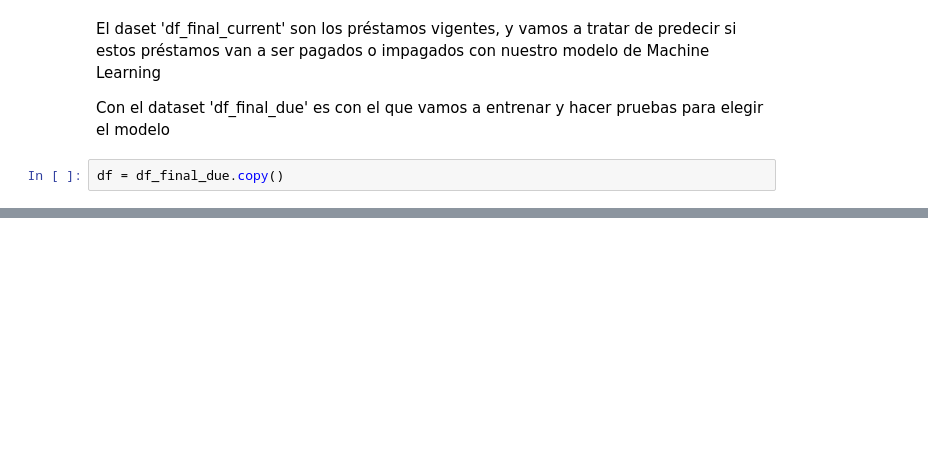
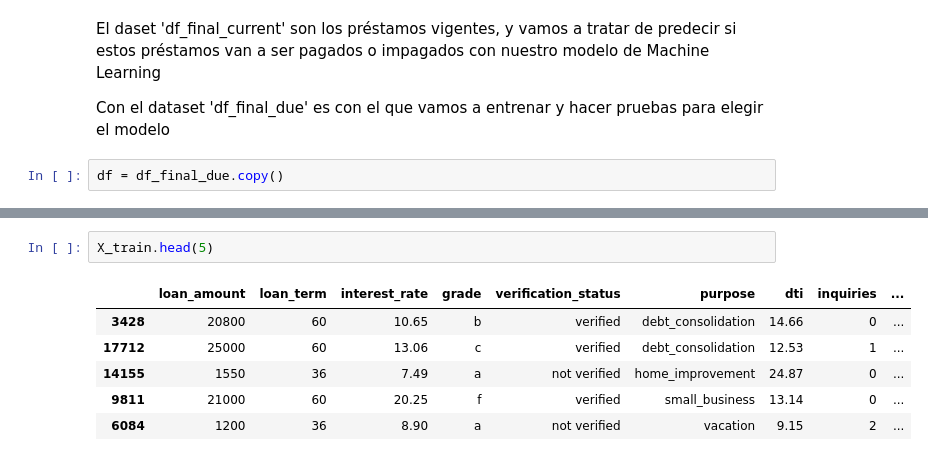
Before and after one commit to manuelangelrodr/ML_Lending_Club_Loans, a Jupyter notebook: src/notebooks/ML_Provisional.ipynb, the cells around one changed output, grey strips where cells are left out. Saved outputs shown, nothing was run; the diff lists cells and outputs as text; blank space fills up the shorter version.

```diff
--- a/src/notebooks/ML_Provisional.ipynb
+++ b/src/notebooks/ML_Provisional.ipynb
@@ -781,0 +861,9 @@ memory usage: 5.4+ MB
+# %%
+X_train.head(5)
+# %% [output]
+|  | loan_amount | loan_term | interest_rate | grade | verification_status | purpose | dti | inquiries | ... |
+| 3428 | 20800 | 60 | 10.65 | b | verified | debt_consolidation | 14.66 | 0 | ... |
+| 17712 | 25000 | 60 | 13.06 | c | verified | debt_consolidation | 12.53 | 1 | ... |
+| 14155 | 1550 | 36 | 7.49 | a | not verified | home_improvement | 24.87 | 0 | ... |
+| 9811 | 21000 | 60 | 20.25 | f | verified | small_business | 13.14 | 0 | ... |
+| 6084 | 1200 | 36 | 8.90 | a | not verified | vacation | 9.15 | 2 | ... |
```
Also changed, not shown: parts of 26 cells of this notebook, 3 other files.
